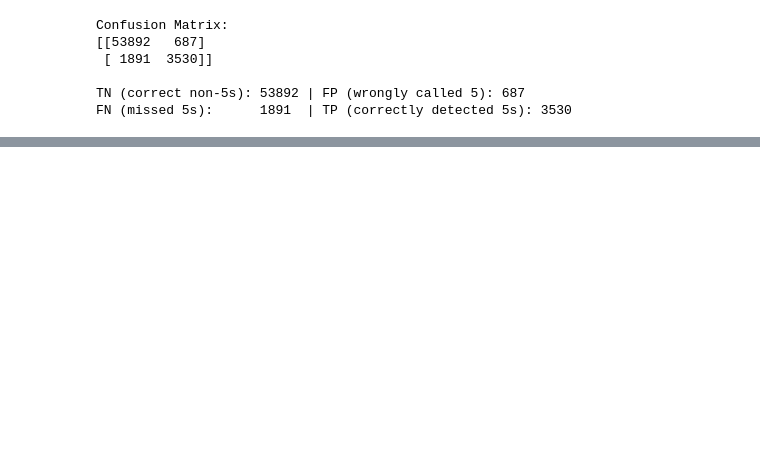
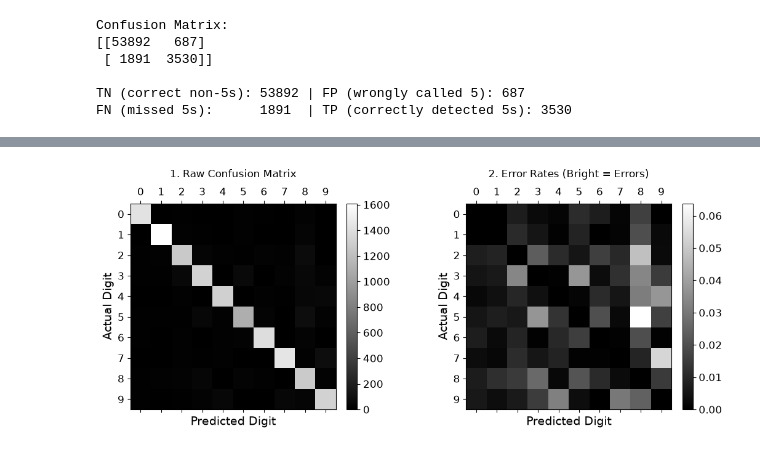
Before and after one commit to Hamshary99/mohamed-ai-learning, a Jupyter notebook: week1/day2/notebooks/Ch3_practice.ipynb, the cells around one changed output, grey strips where cells are left out. Saved outputs shown, nothing was run; the diff lists cells and outputs as text; code cells hidden in the pictures; blank space fills up the shorter version.

```diff
--- a/week1/day2/notebooks/Ch3_practice.ipynb
+++ b/week1/day2/notebooks/Ch3_practice.ipynb
@@ -499,0 +317,12 @@ plt.show()
+# %%
+# 1. Evaluate raw SGD multiclass cross-validation accuracy (~86%)
+raw_scores = cross_val_score(sgd_clf_multi, X_train[:15000], y_train[:15000], cv=3, scoring="accuracy", n_jobs=-1)
+print(f"Raw SGD Multiclass CV Accuracy:    {raw_scores.round(4)} (Mean: {raw_scores.mean():.2%})")
+
+# 2. Scale features using StandardScaler
+scaler = StandardScaler()
+X_train_scaled = scaler.fit_transform(X_train.astype(np.float32))
+
+# 3. Evaluate scaled SGD multiclass cross-validation accuracy (~90%)
+scaled_scores = cross_val_score(sgd_clf_multi, X_train_scaled[:15000], y_train[:15000], cv=3, scoring="accuracy", n_jobs=-1)
+print(f"Scaled SGD Multiclass CV Accuracy: {scaled_scores.round(4)} (Mean: {scaled_scores.mean():.2%})")
@@ -499,0 +339,33 @@ plt.show()
+# %%
+# 1. Get out-of-fold predictions on scaled training set
+y_train_pred_multi = cross_val_predict(sgd_clf_multi, X_train_scaled[:15000], y_train[:15000], cv=3, n_jobs=-1)
+
+# 2. Raw confusion matrix
+conf_mx = confusion_matrix(y_train[:15000], y_train_pred_multi)
+
+# 3. Normalized error matrix (divide by row sums and zero out diagonals)
+row_sums = conf_mx.sum(axis=1, keepdims=True)
+norm_conf_mx = conf_mx / row_sums
+np.fill_diagonal(norm_conf_mx, 0)
+
+# 4. Display both matrices side by side
+fig, axes = plt.subplots(1, 2, figsize=(11, 4.5))
+
+im0 = axes[0].matshow(conf_mx, cmap=plt.cm.gray)
+axes[0].set_title("1. Raw Confusion Matrix", pad=12)
+fig.colorbar(im0, ax=axes[0], fraction=0.046, pad=0.04)
+
+im1 = axes[1].matshow(norm_conf_mx, cmap=plt.cm.gray)
+axes[1].set_title("2. Error Rates (Bright = Errors)", pad=12)
+fig.colorbar(im1, ax=axes[1], fraction=0.046, pad=0.04)
+
+for ax in axes:
+    ax.set_xlabel("Predicted Digit")
+    ax.set_ylabel("Actual Digit")
+    ax.set_xticks(range(10))
+    ax.set_yticks(range(10))
+
+plt.tight_layout()
+plt.show()
+# %% [output]
+[figure, added]
```
Also changed, not shown: parts of 55 cells of this notebook, 1 other file.
